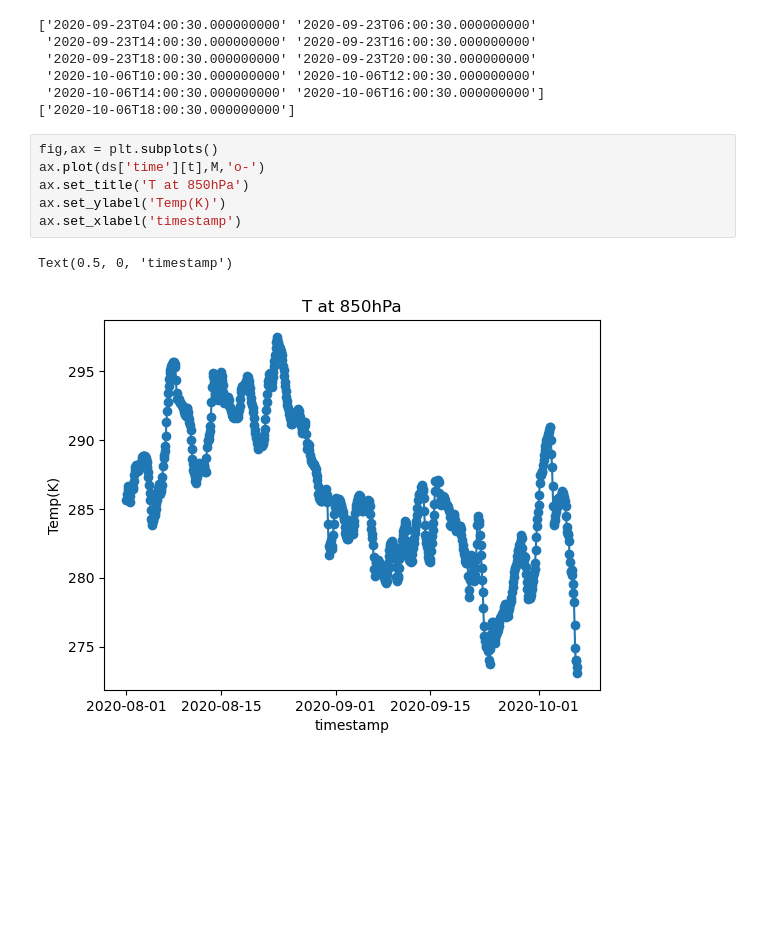
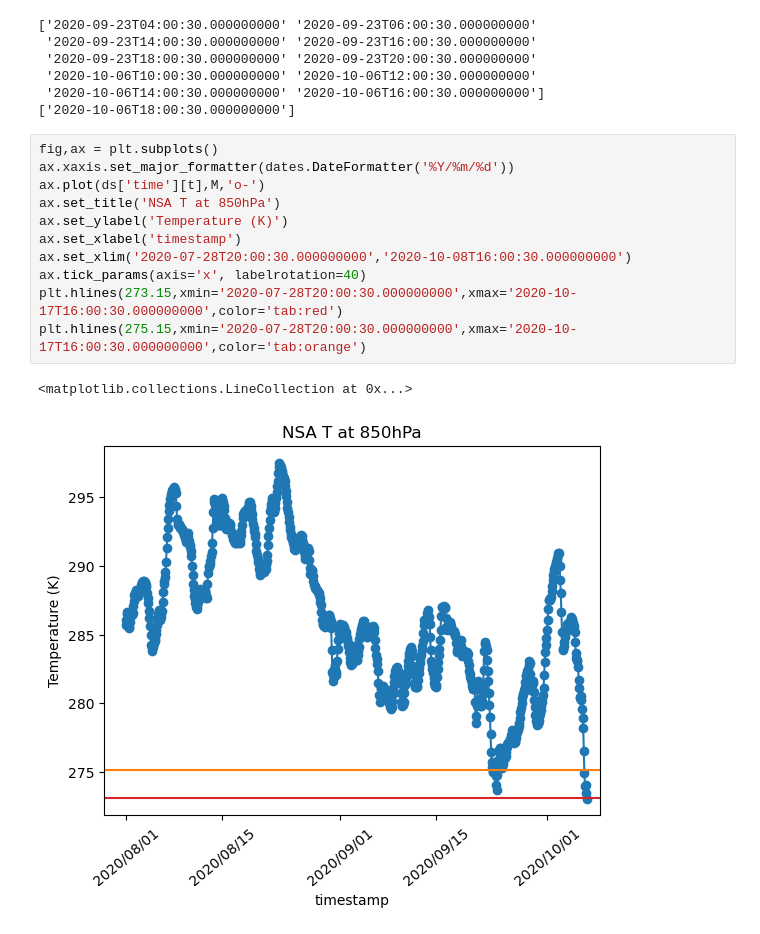
Before and after one commit to snsharma25/ARM-2024-high-latitude, a Jupyter notebook: notebooks/CAO_Identification.ipynb, the cells around one changed output. Saved outputs shown, nothing was run; the diff lists cells and outputs as text; blank space fills up the shorter version.

```diff
--- a/notebooks/CAO_Identification.ipynb
+++ b/notebooks/CAO_Identification.ipynb
@@ -284,10 +289,15 @@ print(ds['time'][t_strong_ind].values)
 ['2020-10-06T18:00:30.000000000']
 # %%
 fig,ax = plt.subplots()
+ax.xaxis.set_major_formatter(dates.DateFormatter('%Y/%m/%d'))
 ax.plot(ds['time'][t],M,'o-')
-ax.set_title('T at 850hPa')
-ax.set_ylabel('Temp(K)')
+ax.set_title('NSA T at 850hPa')
+ax.set_ylabel('Temperature (K)')
 ax.set_xlabel('timestamp')
+ax.set_xlim('2020-07-28T20:00:30.000000000','2020-10-08T16:00:30.000000000')
+ax.tick_params(axis='x', labelrotation=40)
+plt.hlines(273.15,xmin='2020-07-28T20:00:30.000000000',xmax='2020-10-17T16:00:30.000000000',color='tab:red')
+plt.hlines(275.15,xmin='2020-07-28T20:00:30.000000000',xmax='2020-10-17T16:00:30.000000000',color='tab:orange')
 # %% [output]
-Text(0.5, 0, 'timestamp')
+<matplotlib.collections.LineCollection at 0x...>
-[figure, old version]
+[figure, new version]
```
Also changed, not shown: parts of 6 cells of this notebook, 2 other files.
